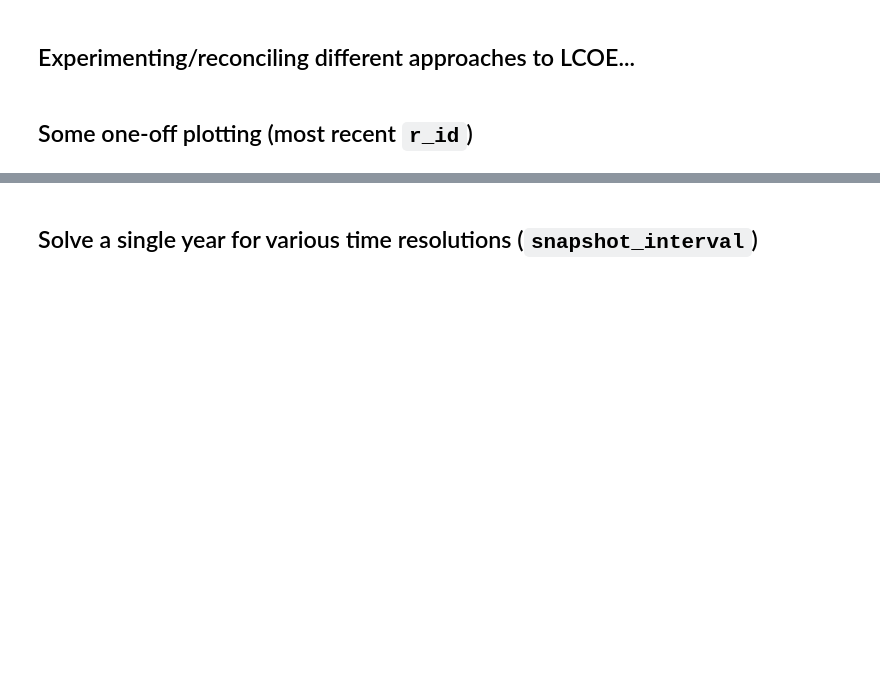
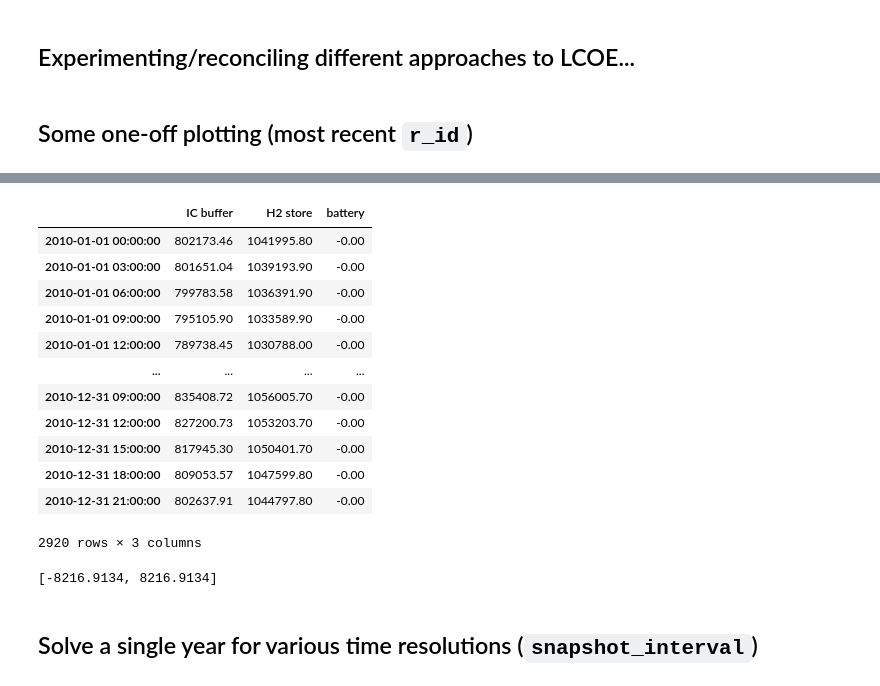
Before and after one commit to bmcmullin/SWIS-100-IE, a Jupyter notebook: run_single_simulation.ipynb, the cells around one changed output, grey strips where cells are left out. Cells and saved outputs as stored; diff of their text form; code cells hidden in the pictures; blank space fills up the shorter version.

```diff
--- a/run_single_simulation.ipynb
+++ b/run_single_simulation.ipynb
@@ -564,7 +595,7 @@ def gather_run_stats(r_id,network):
     run_stats.at["System efficiency net (%)",r_id] = (total_load_e/total_dispatched_e)*100.0
         # "net" of dispatch down
 
-    run_stats.at["System notional cost (B€)",r_id] = network.objective/1.0e9
+    run_stats.at["System notional cost (B€)",r_id] = network.objective/1.0e9 # Scale (by Nyears) to p.a.?
     run_stats.at["System notional LCOE (€/MWh)",r_id] = network.objective/total_load_e
 
     run_stats.at["Load notional shadow price (€/MWh)",r_id] = (
@@ -578,9 +609,21 @@ def gather_run_stats(r_id,network):
         # localised "profit" in certain sub-systems. See discussion here:
         # https://groups.google.com/g/pypsa/c/xXHmChzd8o8
 
+    run_stats.at["Elec. for H2 notional shadow cost (€/MWh)",r_id] = (
+        ((network.buses_t.marginal_price[ct]*network.links_t.p0[ct + " H2 electrolysis"]).sum())
+                              / network.links_t.p0[ct + " H2 electrolysis"].sum())
+
+    run_stats.at["H2 notional shadow cost (€/MWh)",r_id] = (
+        ((network.buses_t.marginal_price[ct + " H2"]*network.links_t.p1[ct + " H2 electrolysis"]).sum())
+                              / network.links_t.p1[ct + " H2 electrolysis"].sum())
+
+    run_stats.at["H2 notional shadow price (€/MWh)",r_id] = (
+        ((network.buses_t.marginal_price[ct + " H2"]*network.links_t.p0[ct + " H2 to power"]).sum())
+                              / network.links_t.p0[ct + " H2 to power"].sum())
+
     total_hours = network.snapshot_weightings.sum()
 
-    gens = ["wind","solar"]
+    gens = ["offshore wind", "onshore wind", "solar"]
     for g in gens:
         g_idx = ct + " " + g
         run_stats.at[g+" capacity nom (GW)",r_id] = (
@@ -603,8 +646,7 @@ def gather_run_stats(r_id,network):
     run_stats.at["Battery storage (MWh)",r_id] = network.stores.e_nom_opt[ct + " battery storage"]
     run_stats.at["P2H (electrolysis, GW)",r_id] = (network.links.p_nom_opt[ct + " H2 electrolysis"]/1.0e3)
     run_stats.at["H2P (H2 CCGT, GW)",r_id] = (network.links.p_nom_opt[ct + " H2 to power"]/1.0e3)
-    run_stats.at["H2 store underground (TWh)",r_id] = (network.stores.e_nom_opt[ct + " H2 store underground"]/1.0e6)
-    run_stats.at["H2 store tank (TWh)",r_id] = (network.stores.e_nom_opt[ct + " H2 store tank"]/1.0e6)
+    run_stats.at["H2 store (TWh)",r_id] = (network.stores.e_nom_opt[ct + " H2 store"]/1.0e6)
 
     return run_stats
 # %% [markdown]
@@ -874,23 +1050,20 @@ fig, ax = plt.subplots()
 "H2 store tank"
 "battery storage"
 
-rename = {"ext-grid-buffer" : "IC buffer",
-    "H2 store underground" : "H2 underground",
-    "H2 store tank" : "H2 tank",
+rename = {"ext-grid-buffer" : "IC buffer", "H2 store" : "H2 store",
     "battery storage" : "battery"}
 
 rename = {ct + " "+k : v for k,v in rename.items()}
 
 colors = {"IC buffer" : "m",
-        "H2 underground" : "b",
-        "H2 tank" : "y",
+        "H2 store" : "b",
         "battery" : "gray"}
 
-storage = network.stores_t.e[[ct+" ext-grid-buffer",ct+" H2 store underground",
-                              ct+" H2 store tank",ct+" battery storage"]].rename(columns=rename).round(10)
+storage = network.stores_t.e[[ct+" ext-grid-buffer",ct+" H2 store",
+                              ct+" battery storage"]].rename(columns=rename).round(10)
 display(storage)
 
-storage.loc[start:stop].plot(kind="area",stacked=True,ax=ax,linewidth=0,
+storage.loc[plt_start:plt_stop].plot(kind="area",stacked=True,ax=ax,linewidth=0,
                               color=[colors[i] for i in storage.columns])
 
 e_max = storage.sum(axis=1).max()
@@ -906,3 +1079,4 @@ ax.legend(ncol=3,loc="upper left")
 fig.tight_layout()
 
 #fig.savefig("img/{}-{}-{}-{}.png".format(ct,scenario,start,stop),dpi=100)
+# %% [output]
@@ -908,0 +1085,14 @@ fig.tight_layout()
+|  | IC buffer | H2 store | battery |
+| 2010-01-01 00:00:00 | 802173.46 | 1041995.80 | -0.00 |
+| 2010-01-01 03:00:00 | 801651.04 | 1039193.90 | -0.00 |
+| 2010-01-01 06:00:00 | 799783.58 | 1036391.90 | -0.00 |
+| 2010-01-01 09:00:00 | 795105.90 | 1033589.90 | -0.00 |
+| 2010-01-01 12:00:00 | 789738.45 | 1030788.00 | -0.00 |
+| ... | ... | ... | ... |
+| 2010-12-31 09:00:00 | 835408.72 | 1056005.70 | -0.00 |
+| 2010-12-31 12:00:00 | 827200.73 | 1053203.70 | -0.00 |
+| 2010-12-31 15:00:00 | 817945.30 | 1050401.70 | -0.00 |
+| 2010-12-31 18:00:00 | 809053.57 | 1047599.80 | -0.00 |
+| 2010-12-31 21:00:00 | 802637.91 | 1044797.80 | -0.00 |
+2920 rows × 3 columns
+[-8216.9134, 8216.9134]
```
Also changed, not shown: parts of 13 cells of this notebook, 5 other files.
